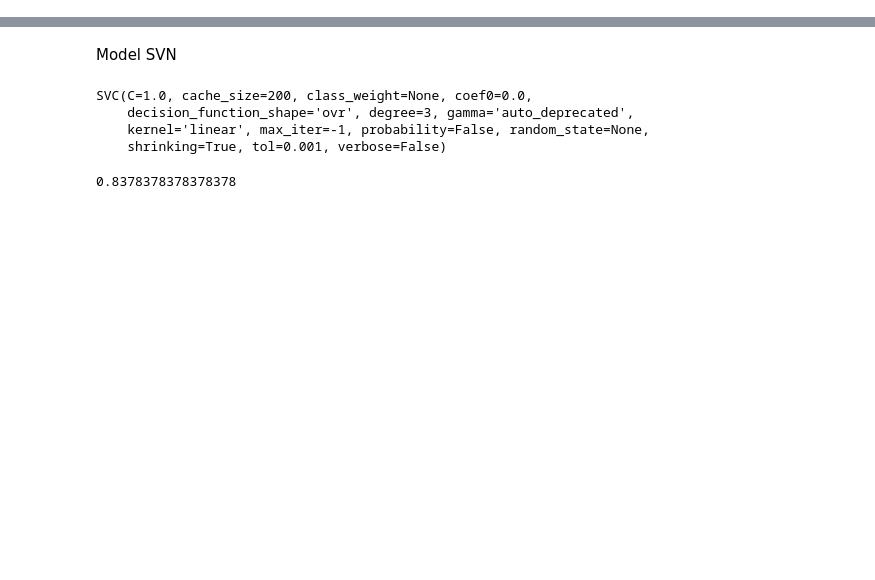
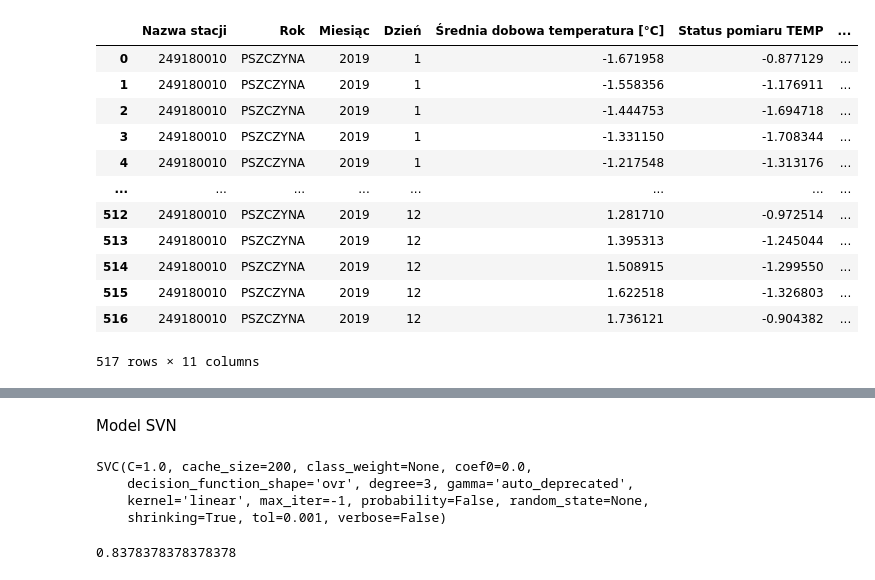
Before and after one commit to 9albert6/mkird, a Jupyter notebook: Models.ipynb, the cells around one changed output, grey strips where cells are left out. Saved outputs shown, nothing was run; the diff lists cells and outputs as text; code cells hidden in the pictures; blank space fills up the shorter version.

```diff
--- a/Models.ipynb
+++ b/Models.ipynb
@@ -13,3 +15,21 @@ from sklearn.neighbors import KNeighborsClassifier
+# %%
+df = get_data("pszczyna")
+df
+#Jak widać kolumny dają nam za mało informacji, trzeba obgadac które dane wyciagnac
+# %% [output]
+|  | Nazwa stacji | Rok | Miesiąc | Dzień | Średnia dobowa temperatura [°C] | Status pomiaru TEMP | ... |
+| 0 | 249180010 | PSZCZYNA | 2019 | 1 | -1.671958 | -0.877129 | ... |
+| 1 | 249180010 | PSZCZYNA | 2019 | 1 | -1.558356 | -1.176911 | ... |
+| 2 | 249180010 | PSZCZYNA | 2019 | 1 | -1.444753 | -1.694718 | ... |
+| 3 | 249180010 | PSZCZYNA | 2019 | 1 | -1.331150 | -1.708344 | ... |
+| 4 | 249180010 | PSZCZYNA | 2019 | 1 | -1.217548 | -1.313176 | ... |
+| ... | ... | ... | ... | ... | ... | ... | ... |
+| 512 | 249180010 | PSZCZYNA | 2019 | 12 | 1.281710 | -0.972514 | ... |
+| 513 | 249180010 | PSZCZYNA | 2019 | 12 | 1.395313 | -1.245044 | ... |
+| 514 | 249180010 | PSZCZYNA | 2019 | 12 | 1.508915 | -1.299550 | ... |
+| 515 | 249180010 | PSZCZYNA | 2019 | 12 | 1.622518 | -1.326803 | ... |
+| 516 | 249180010 | PSZCZYNA | 2019 | 12 | 1.736121 | -0.904382 | ... |
+517 rows × 11 columns
 # %%
 __all__ = ["get_data"]
 
```
Also changed, not shown: parts of 1 cell of this notebook, 4 other files.
